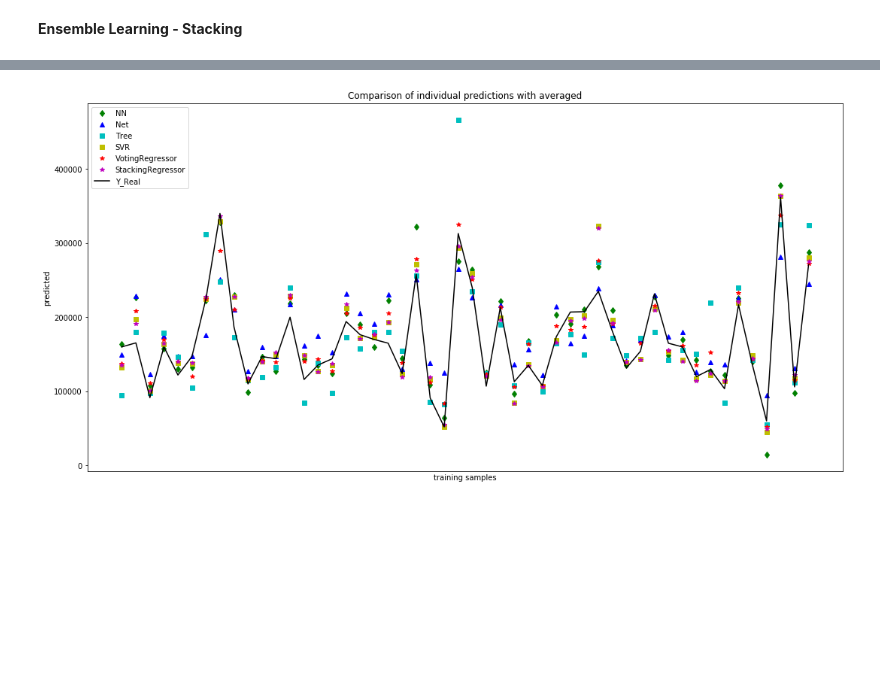
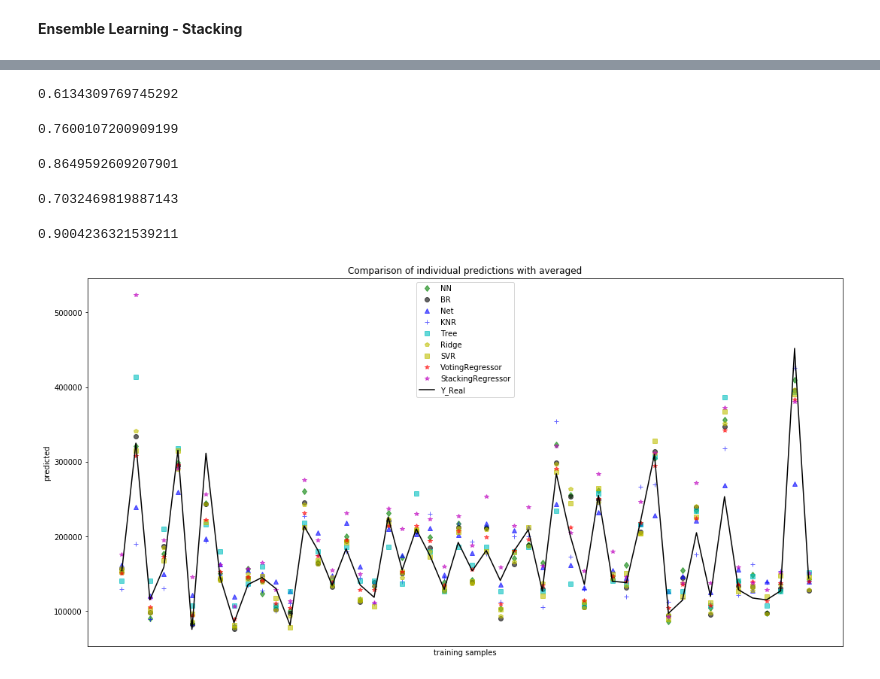
Before and after one commit to peteryph/Kaggle-House-price-dataset-analysis, a Jupyter notebook: Housing Price.ipynb, the cells around one changed output, grey strips where cells are left out. Cells and saved outputs as stored; diff of their text form; code cells hidden in the pictures; blank space fills up the shorter version.

Commit message:
Add comment for jupyter and visualise the result

```diff
--- a/Housing Price.ipynb
+++ b/Housing Price.ipynb
@@ -387,0 +556,2 @@ array([0.74341052, 0.72996803, 0.69683924, 0.71016358, 0.6603024 ])
+# %%
+coeff, score = Ada_Model(neigh, Train_X, Train_Y, Train_Stacking_X, Train_Stacking_Y)
@@ -387,0 +562,3 @@ array([0.74341052, 0.72996803, 0.69683924, 0.71016358, 0.6603024 ])
+# %%
+AdaBoost_KNR = AdaBoostRegressor(base_estimator=neigh, n_estimators=coeff, random_state=rng)
+AdaBoost_KNR.fit(Train_X, Train_Y)
@@ -415,7 +601,14 @@ svr_poly.score(Test_X,Test_Y)
 # %% [markdown]
 **Ensemble Learning - Voting**
 # %%
-ereg = sklearn.ensemble.VotingRegressor(estimators=[('Neural Network', NN), ('Elastic Net', Net), ("Tree", Tree), ("SVR", svr_poly)])
+ereg = VotingRegressor(estimators=[
+    ('Neural Network', NN),
+    ('Elastic Net', Net),
+    ("Tree", Tree),
+    ("SVR", svr_poly),
+    ("BR", BR),
+    ("KNR", neigh),
+    ("Ridge",ridge)])
 ereg.fit(Train_X, Train_Y)
 # %% [output]
 VotingRegressor(estimators=[('Neural Network',
@@ -448,12 +641,12 @@ ereg.score(Test_X, Test_Y) # Testing Score
 # %%
 meta = MLPRegressor() # early stop
 # %%
-stregr = StackingRegressor(regressors=[NN, Net, svr_poly, BR],
+stregr = StackingRegressor(regressors=[NN, Net, svr_poly, BR, Tree, neigh, ridge],
                            meta_regressor=meta)
 
 # Training the stacking classifier
 
-stregr.fit(Train_X, Train_Y)
+stregr.fit(Train_Stacking_X, Train_Stacking_Y)
 # %% [output]
 StackingRegressor(meta_regressor=MLPRegressor(activation='relu', alpha=0.0001,
                                               batch_size='auto', beta_1=0.9,
@@ -501,27 +690,52 @@ ereg.score(xt, Test_Y[:20])
+# %%
+Net.score(Test_X, Test_Y) # Elastic Net + Adam
+# %% [output]
+0.6134309769745292
+# %%
+Tree.score(Test_X, Test_Y) # Decision Tree + Adam
+# %% [output]
+0.7600107200909199
+# %%
+ridge.score(Test_X, Test_Y) # Tree + Adam
+# %% [output]
+0.8649592609207901
+# %%
+neigh.score(Test_X, Test_Y) # KNR
+# %% [output]
+0.7032469819887143
+# %%
+svr_poly.score(Test_X, Test_Y) # svr
+# %% [output]
+0.9004236321539211
 # %%
 
 num = 50
 xt = Test_X[:num]
 
+alpha = 0.6
+plt.figure(figsize=(18,9))
+plt.plot(NN.predict(xt), 'gd',alpha = alpha, label='NN')
+plt.plot(BR.predict(xt), 'ko',alpha = alpha, label='BR')
+plt.plot(Net.predict(xt), 'b^',alpha = alpha, label='Net')
+plt.plot(neigh.predict(xt), 'b+',alpha = alpha, label='KNR')
+plt.plot(Tree.predict(xt), 'cs',alpha = alpha, label='Tree')
+plt.plot(ridge.predict(xt), 'yp',alpha = alpha, label='Ridge')
+plt.plot(svr_poly.predict(xt), 'ys',alpha = alpha, label='SVR')
 
-plt.figure(figsize=(18,9))
-plt.plot(NN.predict(xt), 'gd', label='NN')
-plt.plot(Net.predict(xt), 'b^', label='Net')
-plt.plot(Tree.predict(xt), 'cs', label='Tree')
-plt.plot(svr_poly.predict(xt), 'ys', label='SVR')
-plt.plot(ereg.predict(xt), 'r*', label='VotingRegressor')
-plt.plot(stregr.predict(xt), 'm*', label='StackingRegressor')
+plt.plot(ereg.predict(xt), 'r*',alpha = alpha, label='VotingRegressor')
+plt.plot(stregr.predict(xt), 'm*',alpha = alpha, label='StackingRegressor')
 
 
 plt.plot(Test_Y[:num], 'black', label='Y_Real')
 
 
 plt.tick_params(axis='x', which='both', bottom=False, top=False,
                 labelbottom=False)
 plt.ylabel('predicted')
 plt.xlabel('training samples')
 plt.legend(loc="best")
 plt.title('Comparison of individual predictions with averaged')
+plt.savefig('result.pdf')
 plt.show()
 # %% [output]
-[figure, old version]
+[figure, new version]
```
Also changed, not shown: parts of 79 cells of this notebook, 1 other file.
